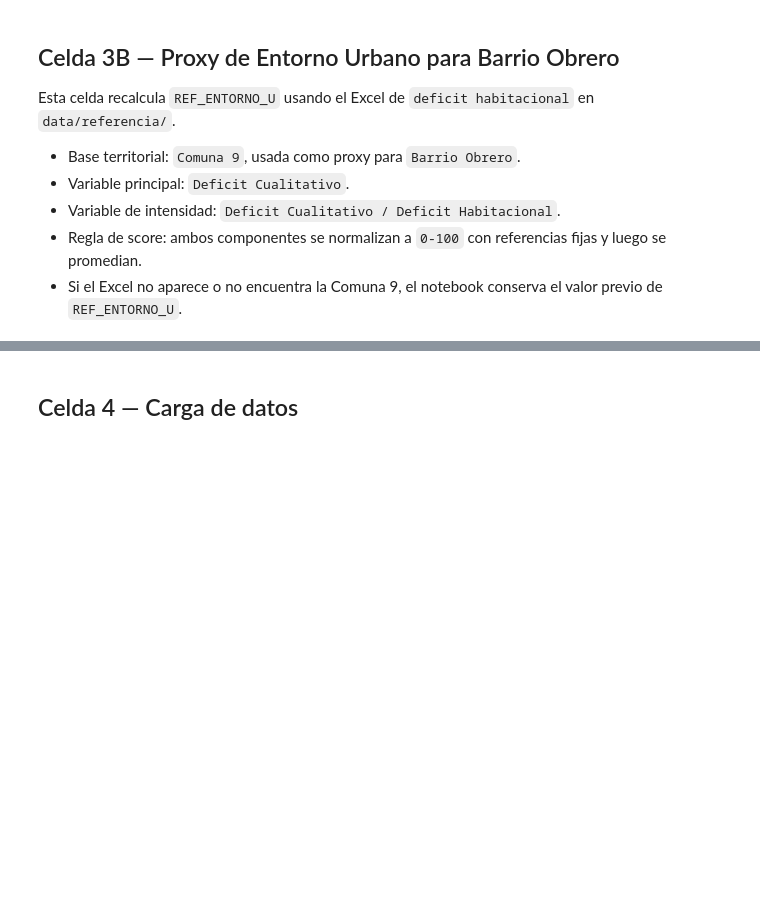
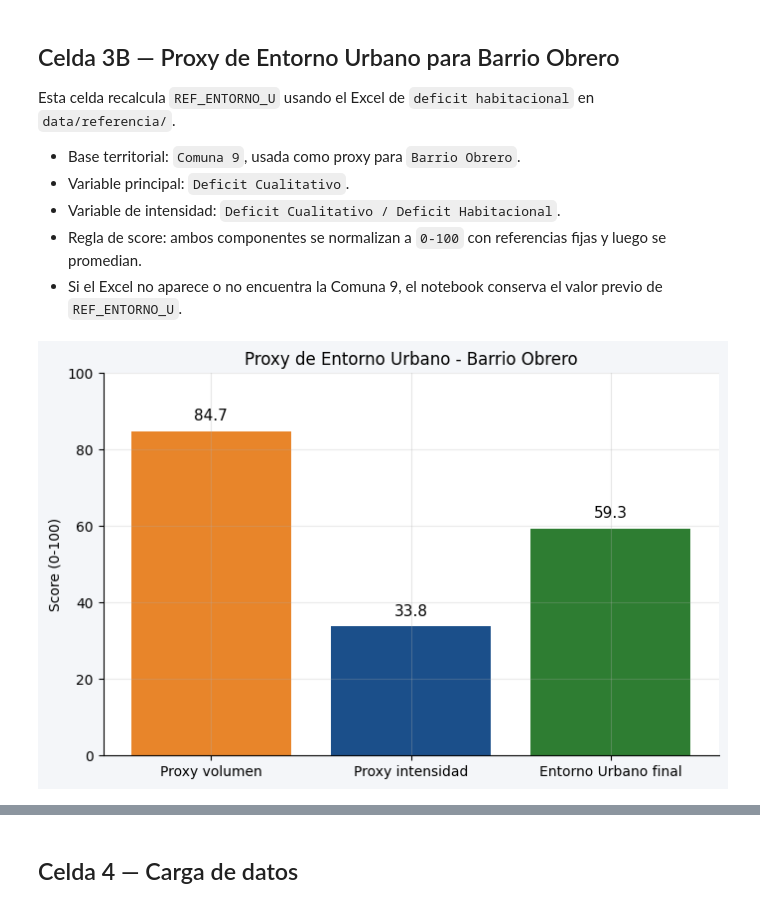
Before and after one commit to Pabandres85/Itt_repos_cali, a Jupyter notebook: notebooks/03_itt_barrio_obrero.ipynb, the cells around one changed output, grey strips where cells are left out. Saved outputs shown, nothing was run; the diff lists cells and outputs as text; code cells hidden in the pictures; blank space fills up the shorter version.

```diff
--- a/notebooks/03_itt_barrio_obrero.ipynb
+++ b/notebooks/03_itt_barrio_obrero.ipynb
@@ -162,6 +207,7 @@ Esta celda recalcula `REF_ENTORNO_U` usando el Excel de `deficit habitacional` e
 import os
 import pandas as pd
 import numpy as np
+from pathlib import Path
 
 # Proxy de Entorno Urbano para Barrio Obrero usando deficit habitacional (Comuna 9).
 # Este bloque sustituye el referente fijo solo para esta corrida si encuentra el Excel.
@@ -171,12 +217,12 @@ FUENTE_ENTORNO_U = globals().get('FUENTE_ENTORNO_U', 'Pulmon de Oriente (referen
 DETALLE_ENTORNO_U = globals().get('DETALLE_ENTORNO_U', f'Score fijo heredado={REF_ENTORNO_U:.1f}')
 
 PATH_PROXY_ENTORNO = [
-    '/content/itt_repos_cali/data/referencia/BD_DEFICIT_HABITACIONAL_COM_CORREG_2024 (1).xlsx',
-    'data/referencia/BD_DEFICIT_HABITACIONAL_COM_CORREG_2024 (1).xlsx',
-    './data/referencia/BD_DEFICIT_HABITACIONAL_COM_CORREG_2024 (1).xlsx',
+    Path('/content/itt_repos_cali/data/referencia/BD_DEFICIT_HABITACIONAL_COM_CORREG_2024 (1).xlsx'),
+    Path('data/referencia/BD_DEFICIT_HABITACIONAL_COM_CORREG_2024 (1).xlsx'),
+    Path('./data/referencia/BD_DEFICIT_HABITACIONAL_COM_CORREG_2024 (1).xlsx'),
 ]
 
-proxy_path = next((p for p in PATH_PROXY_ENTORNO if os.path.exists(p)), None)
+proxy_path = next((p for p in PATH_PROXY_ENTORNO if p.exists()), None)
 if proxy_path is None:
     print('No se encontro el Excel de referencia. REF_ENTORNO_U conserva su valor actual:', REF_ENTORNO_U)
 else:
@@ -232,3 +278,33 @@ else:
         print(f'Score proxy volumen: {score_proxy_volumen:.1f}')
         print(f'Score proxy intensidad: {score_proxy_intensidad:.1f}')
         print(f'Nuevo REF_ENTORNO_U: {REF_ENTORNO_U:.1f}')
+# %%
+import matplotlib.pyplot as plt
+
+labels = [
+    'Proxy volumen',
+    'Proxy intensidad',
+    'Entorno Urbano final'
+]
+values = [
+    score_proxy_volumen,
+    score_proxy_intensidad,
+    REF_ENTORNO_U
+]
+colors = ['#E8852A', '#1B4F8A', '#2E7D32']
+
+plt.figure(figsize=(8, 5))
+bars = plt.bar(labels, values, color=colors)
+
+plt.ylim(0, 100)
+plt.ylabel('Score (0-100)')
+plt.title('Proxy de Entorno Urbano - Barrio Obrero')
+
+for bar, val in zip(bars, values):
+    plt.text(bar.get_x() + bar.get_width()/2, val + 2, f'{val:.1f}',
+             ha='center', va='bottom', fontsize=11)
+
+plt.grid(axis='y', alpha=0.25)
+plt.show()
+# %% [output]
+[figure, added]
```
Also changed, not shown: parts of 7 cells of this notebook, 10 other files.
